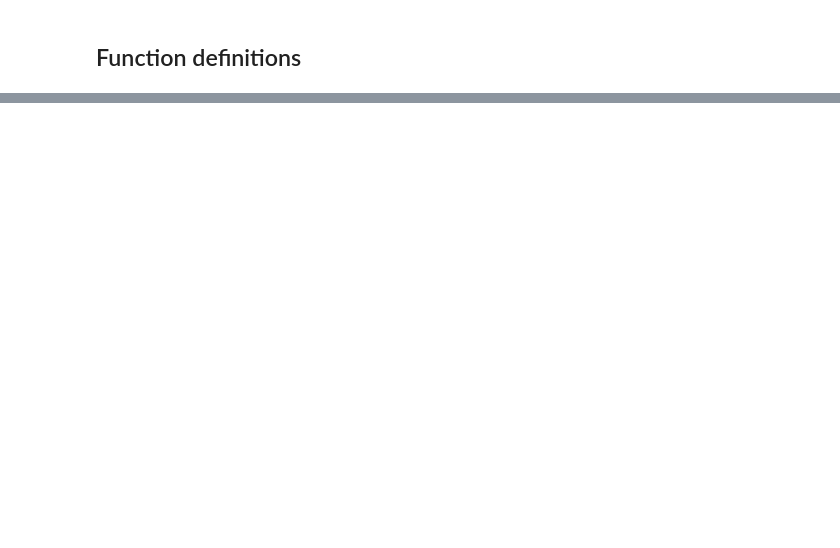
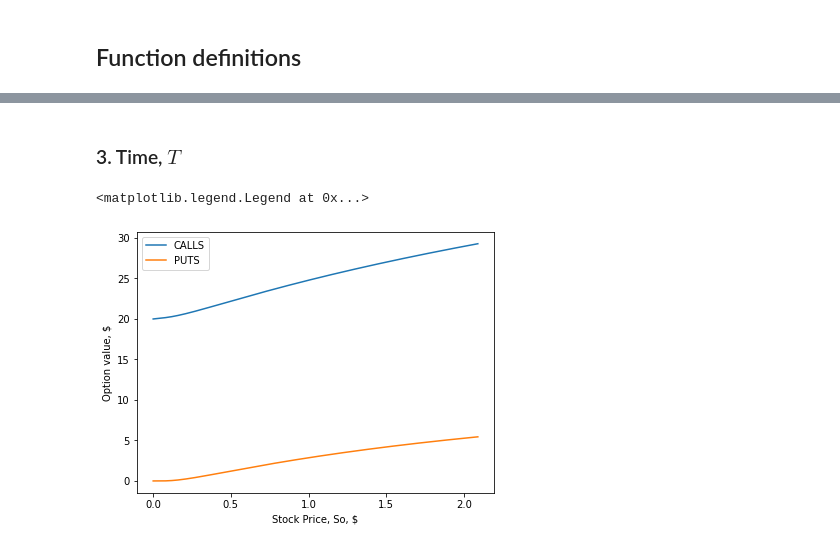
Before and after one commit to DReGuerra/financial_engineering, a Jupyter notebook: black_scholes.ipynb, the cells around one changed output, grey strips where cells are left out. Drawn from its saved outputs; the diff is of its cells as text; code cells hidden in the pictures; blank space fills up the shorter version.

```diff
--- a/black_scholes.ipynb
+++ b/black_scholes.ipynb
@@ -106,0 +156,29 @@ axs.legend()
+# %% [markdown]
+### 3. Time, $T$
+# %%
+So = 100        # current stock price, [$]
+K = 80          # strike price, [$]
+r = 0.05        # annual risk free interest [0-1]
+q = 0.02        # annual dividend rate [0-1]
+sigma = 0.3     # annual volatility [0-1]
+
+# range of expiration time [years]
+expiration_dates = np.arange(0,2.1,0.01)
+
+# calculate the black-scholes call and put prices
+calls = [black_scholes_option(So,K,T,r,q,sigma,'CALL') for T in expiration_dates]
+puts = [black_scholes_option(So,K,T,r,q,sigma,'PUT') for T in expiration_dates]
+
+# plot the effect of expiration time, T, on the option value at expiration
+NROWS = 1
+NCOLS = 1
+f, axs = plt.subplots(nrows=NROWS,ncols=NCOLS,
+                      figsize=(NCOLS*FIGWIDTH,NROWS*FIGHEIGHT))
+axs.plot(expiration_dates,calls)
+axs.plot(expiration_dates,puts)
+axs.set_xlabel("Stock Price, So, $")
+axs.set_ylabel("Option value, $")
+axs.legend(['CALLS','PUTS'])
+# %% [output]
+<matplotlib.legend.Legend at 0x...>
+[figure, added]
```
Also changed, not shown: parts of 16 cells of this notebook.
